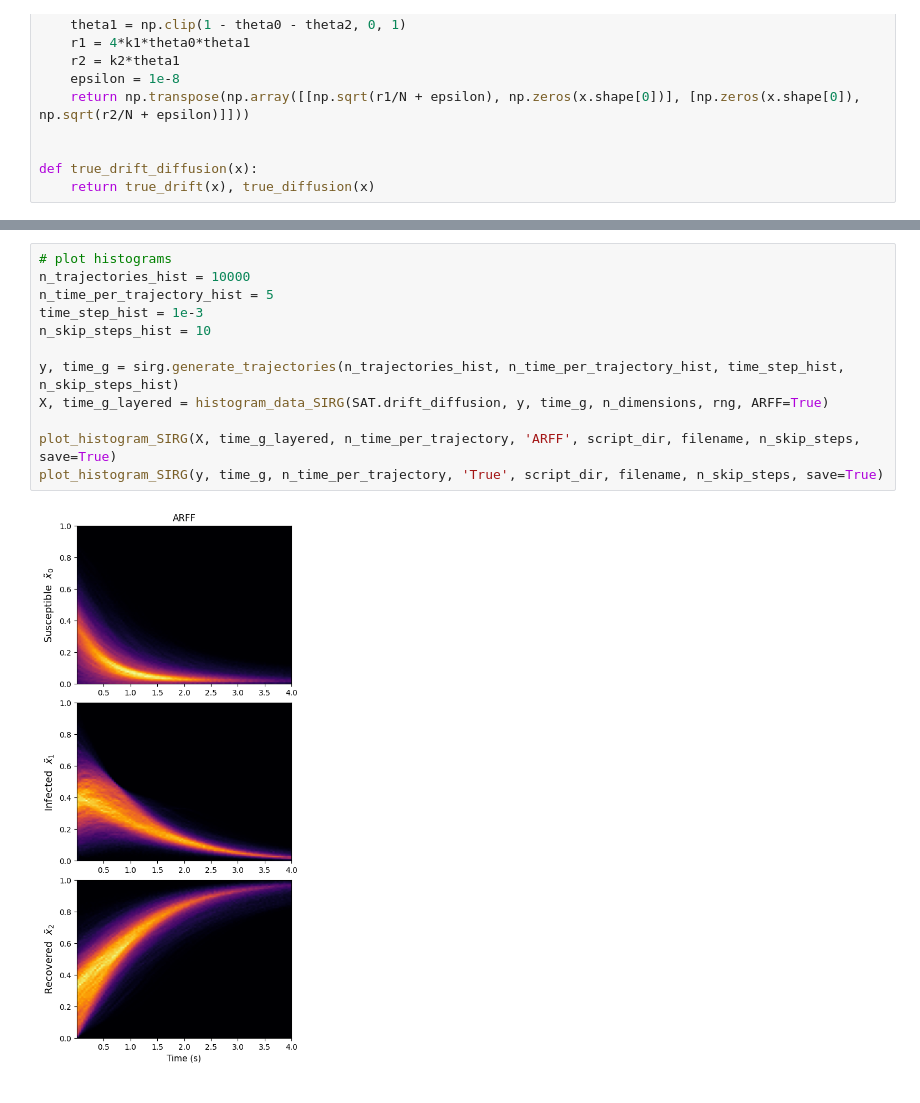
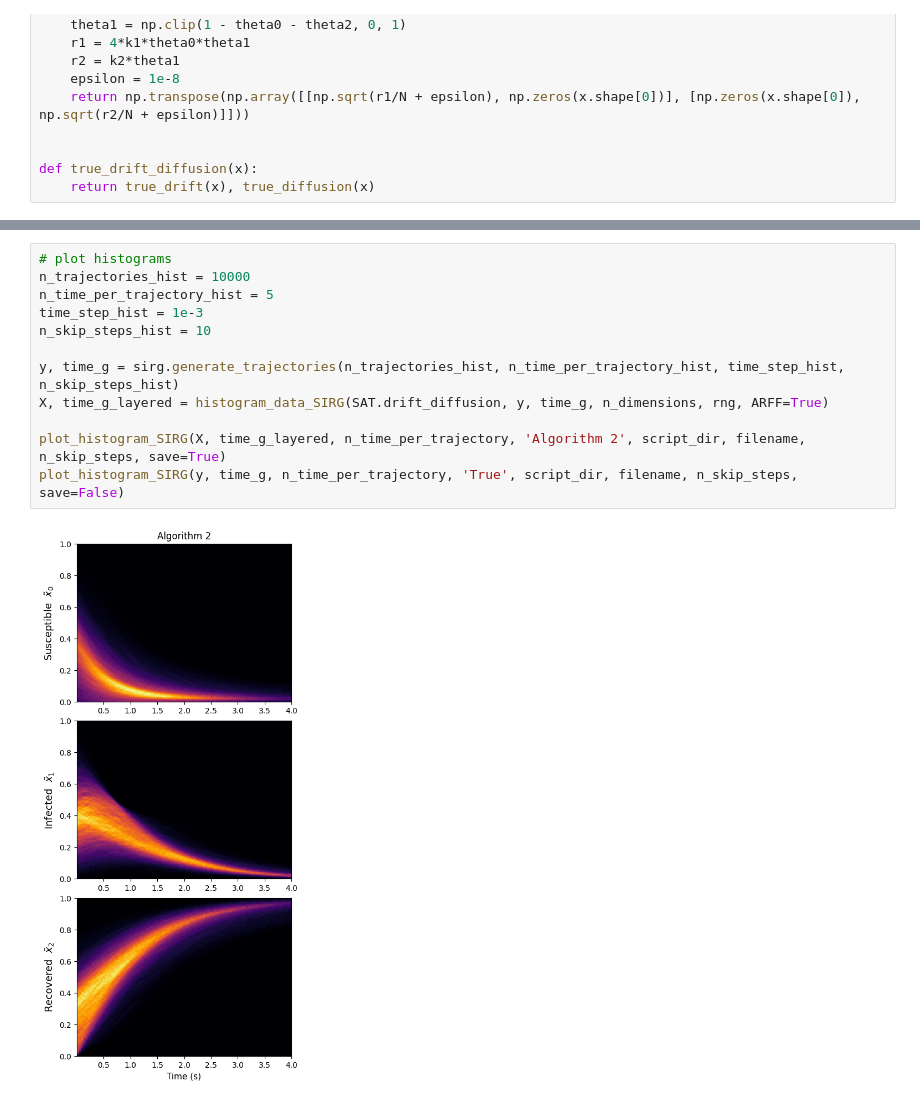
Before and after one commit to ojldoug/SDE_ARFF, a Jupyter notebook: ex6-SIRGillespie.ipynb, the cells around one changed output, grey strips where cells are left out. Cells and saved outputs as stored; diff of their text form.

```diff
--- a/ex6-SIRGillespie.ipynb
+++ b/ex6-SIRGillespie.ipynb
@@ -140,15 +147,15 @@ figures_per_row 2
 # %%
 # plot histograms
 n_trajectories_hist = 10000
 n_time_per_trajectory_hist = 5
 time_step_hist = 1e-3
 n_skip_steps_hist = 10
 
 y, time_g = sirg.generate_trajectories(n_trajectories_hist, n_time_per_trajectory_hist, time_step_hist, n_skip_steps_hist)
 X, time_g_layered = histogram_data_SIRG(SAT.drift_diffusion, y, time_g, n_dimensions, rng, ARFF=True)
 
-plot_histogram_SIRG(X, time_g_layered, n_time_per_trajectory, 'ARFF', script_dir, filename, n_skip_steps, save=True)
-plot_histogram_SIRG(y, time_g, n_time_per_trajectory, 'True', script_dir, filename, n_skip_steps, save=True)
+plot_histogram_SIRG(X, time_g_layered, n_time_per_trajectory, 'Algorithm 2', script_dir, filename, n_skip_steps, save=True)
+plot_histogram_SIRG(y, time_g, n_time_per_trajectory, 'True', script_dir, filename, n_skip_steps, save=False)
 # %% [output]
-[figure, old version]
+[figure, new version]
 [figure]
```
Also changed, not shown: parts of 3 cells of this notebook, 18 other files.
